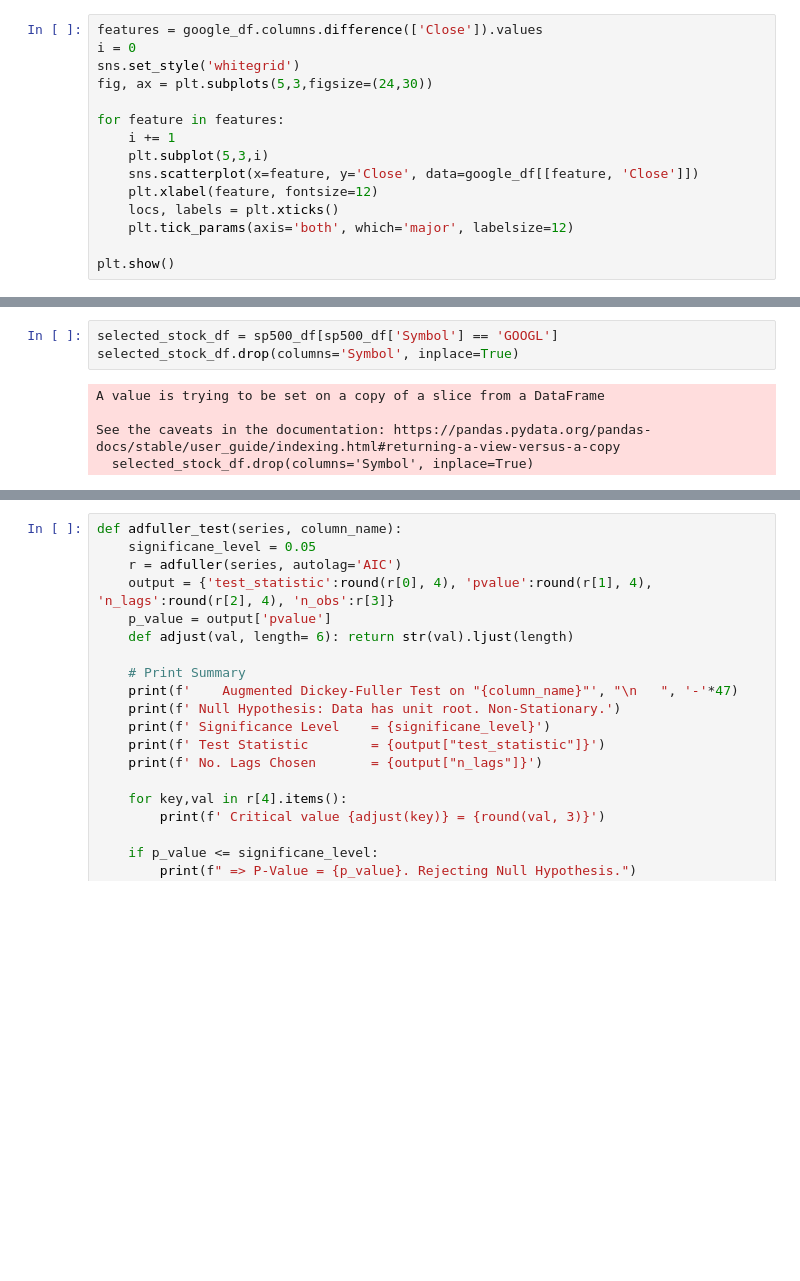
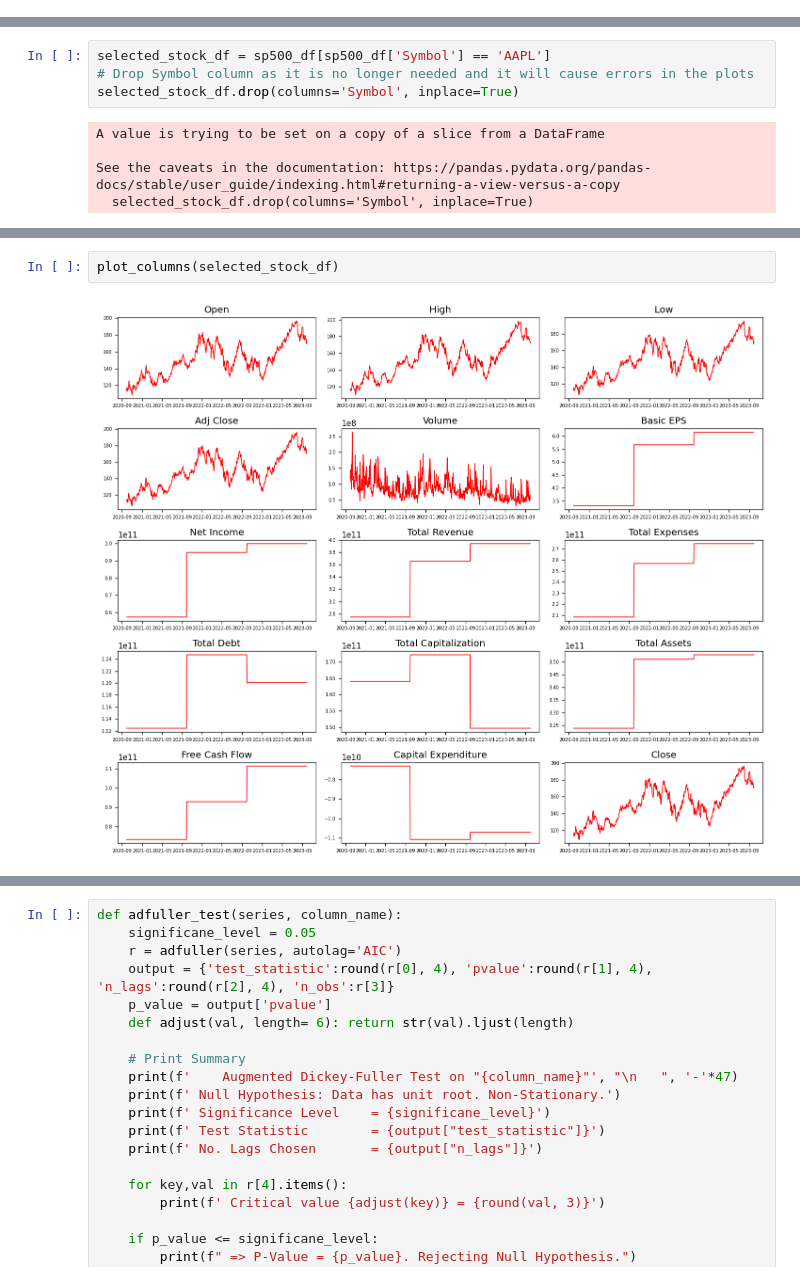
Before and after one commit to AdhamSakr/stockpredictor, a Jupyter notebook: eda/eda.ipynb, the cells around one changed output, grey strips where cells are left out. Drawn from its saved outputs; the diff is of its cells as text; blank space fills up the shorter version.

```diff
--- a/eda/eda.ipynb
+++ b/eda/eda.ipynb
@@ -422,15 +316,0 @@ granger_causation_matrix(google_df)
-# %%
-features = google_df.columns.difference(['Close']).values
-i = 0
-sns.set_style('whitegrid')
-fig, ax = plt.subplots(5,3,figsize=(24,30))
-
-for feature in features:
-    i += 1
-    plt.subplot(5,3,i)
-    sns.scatterplot(x=feature, y='Close', data=google_df[[feature, 'Close']])
-    plt.xlabel(feature, fontsize=12)
-    locs, labels = plt.xticks()
-    plt.tick_params(axis='both', which='major', labelsize=12)
-
-plt.show()
@@ -482,5 +351,6 @@ sp500_df.duplicated().sum()
 # %%
-selected_stock_df = sp500_df[sp500_df['Symbol'] == 'GOOGL']
+selected_stock_df = sp500_df[sp500_df['Symbol'] == 'AAPL']
+# Drop Symbol column as it is no longer needed and it will cause errors in the plots
 selected_stock_df.drop(columns='Symbol', inplace=True)
 # %% [output]
 A value is trying to be set on a copy of a slice from a DataFrame
@@ -489,0 +382,4 @@ See the caveats in the documentation: https://pandas.pydata.org/pandas-docs/stab
+# %%
+plot_columns(selected_stock_df)
+# %% [output]
+[figure, added]
```
Also changed, not shown: parts of 81 cells of this notebook.
